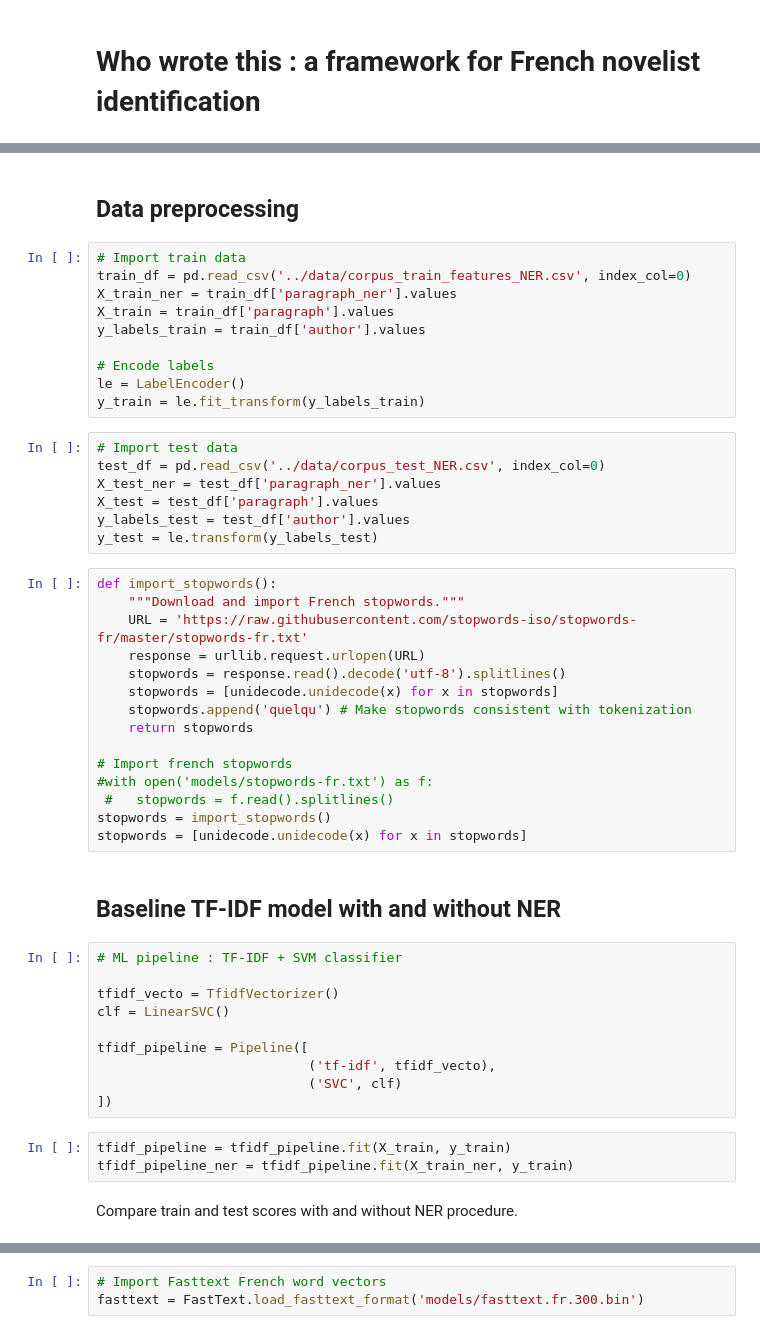
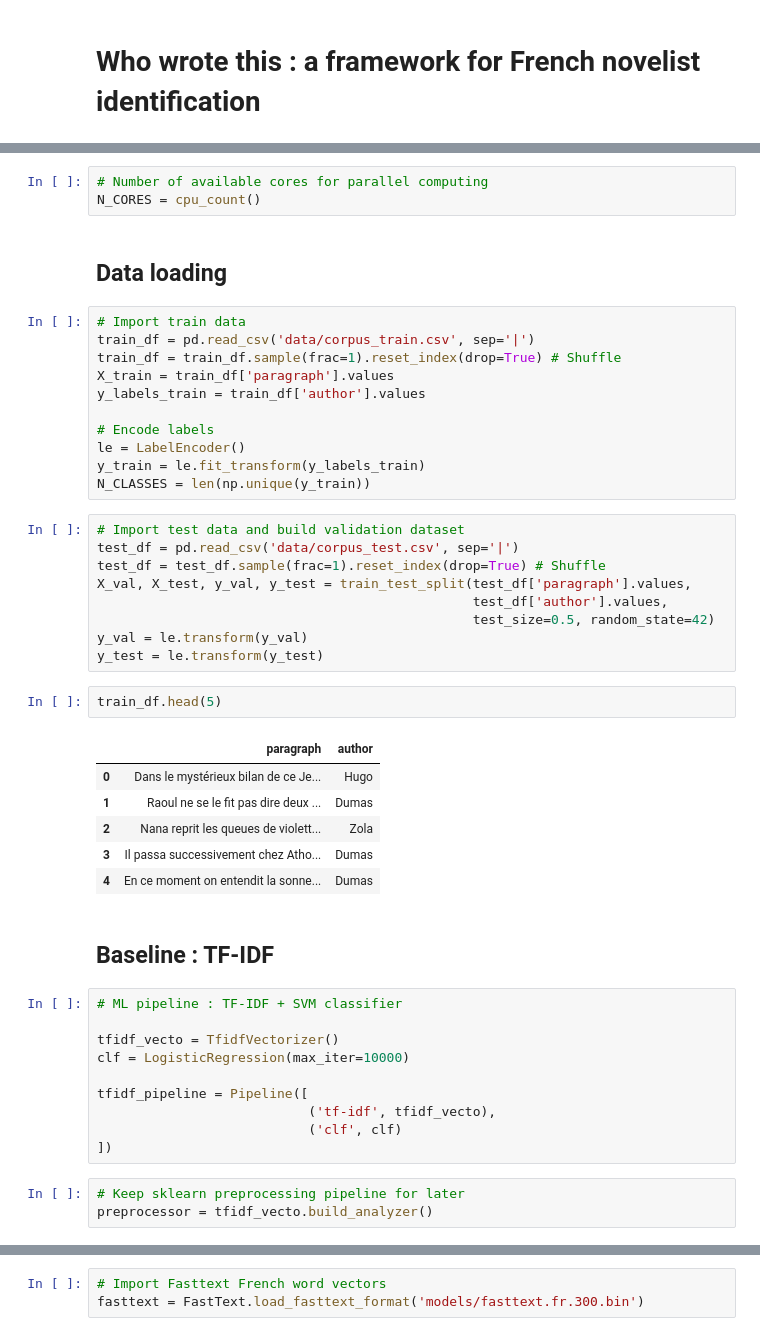
Before and after one commit to meteve/NLP_project, a Jupyter notebook: scripts/preprocessing_function.ipynb, the cells around one changed output, grey strips where cells are left out. Drawn from its saved outputs; the diff is of its cells as text.

Commit message:
start preprocessing

```diff
--- a/scripts/preprocessing_function.ipynb
+++ b/scripts/preprocessing_function.ipynb
@@ -21,51 +60,49 @@ from sklearn.metrics import f1_score, confusion_matrix
+# %%
+# Number of available cores for parallel computing
+N_CORES = cpu_count()
 # %% [markdown]
-## Data preprocessing
+## Data loading
 # %%
 # Import train data
-train_df = pd.read_csv('../data/corpus_train_features_NER.csv', index_col=0)
-X_train_ner = train_df['paragraph_ner'].values
+train_df = pd.read_csv('data/corpus_train.csv', sep='|')
+train_df = train_df.sample(frac=1).reset_index(drop=True) # Shuffle
 X_train = train_df['paragraph'].values
 y_labels_train = train_df['author'].values
 
 # Encode labels
 le = LabelEncoder()
 y_train = le.fit_transform(y_labels_train)
+N_CLASSES = len(np.unique(y_train))
 # %%
-# Import test data
-test_df = pd.read_csv('../data/corpus_test_NER.csv', index_col=0)
-X_test_ner = test_df['paragraph_ner'].values
-X_test = test_df['paragraph'].values
-y_labels_test = test_df['author'].values
-y_test = le.transform(y_labels_test)
+# Import test data and build validation dataset
+test_df = pd.read_csv('data/corpus_test.csv', sep='|')
+test_df = test_df.sample(frac=1).reset_index(drop=True) # Shuffle
+X_val, X_test, y_val, y_test = train_test_split(test_df['paragraph'].values,
+                                                test_df['author'].values,
+                                                test_size=0.5, random_state=42)
+y_val = le.transform(y_val)
+y_test = le.transform(y_test)
-# %%
-def import_stopwords():
-    """Download and import French stopwords."""
-    URL = 'https://raw.githubusercontent.com/stopwords-iso/stopwords-fr/master/stopwords-fr.txt'
-    response = urllib.request.urlopen(URL)
-    stopwords = response.read().decode('utf-8').splitlines()
-    stopwords = [unidecode.unidecode(x) for x in stopwords]
-    stopwords.append('quelqu') # Make stopwords consistent with tokenization
-    return stopwords
-
-# Import french stopwords
-#with open('models/stopwords-fr.txt') as f:
- #   stopwords = f.read().splitlines()
-stopwords = import_stopwords()
-stopwords = [unidecode.unidecode(x) for x in stopwords]
+# %%
+train_df.head(5)
+# %% [output]
+|  | paragraph | author |
+| 0 | Dans le mystérieux bilan de ce Je... | Hugo |
+| 1 | Raoul ne se le fit pas dire deux ... | Dumas |
+| 2 | Nana reprit les queues de violett... | Zola |
+| 3 | Il passa successivement chez Atho... | Dumas |
+| 4 | En ce moment on entendit la sonne... | Dumas |
 # %% [markdown]
-## Baseline TF-IDF model with and without NER
+## Baseline : TF-IDF
 # %%
 # ML pipeline : TF-IDF + SVM classifier
 
 tfidf_vecto = TfidfVectorizer()
-clf = LinearSVC()
+clf = LogisticRegression(max_iter=10000)
 
 tfidf_pipeline = Pipeline([
                            ('tf-idf', tfidf_vecto),
-                           ('SVC', clf)
+                           ('clf', clf)
 ])
-# %%
-tfidf_pipeline = tfidf_pipeline.fit(X_train, y_train)
-tfidf_pipeline_ner = tfidf_pipeline.fit(X_train_ner, y_train)
-# %% [markdown]
-Compare train and test scores with and without NER procedure.
+# %%
+# Keep sklearn preprocessing pipeline for later
+preprocessor = tfidf_vecto.build_analyzer()
```
Also changed, not shown: parts of 25 cells of this notebook.
